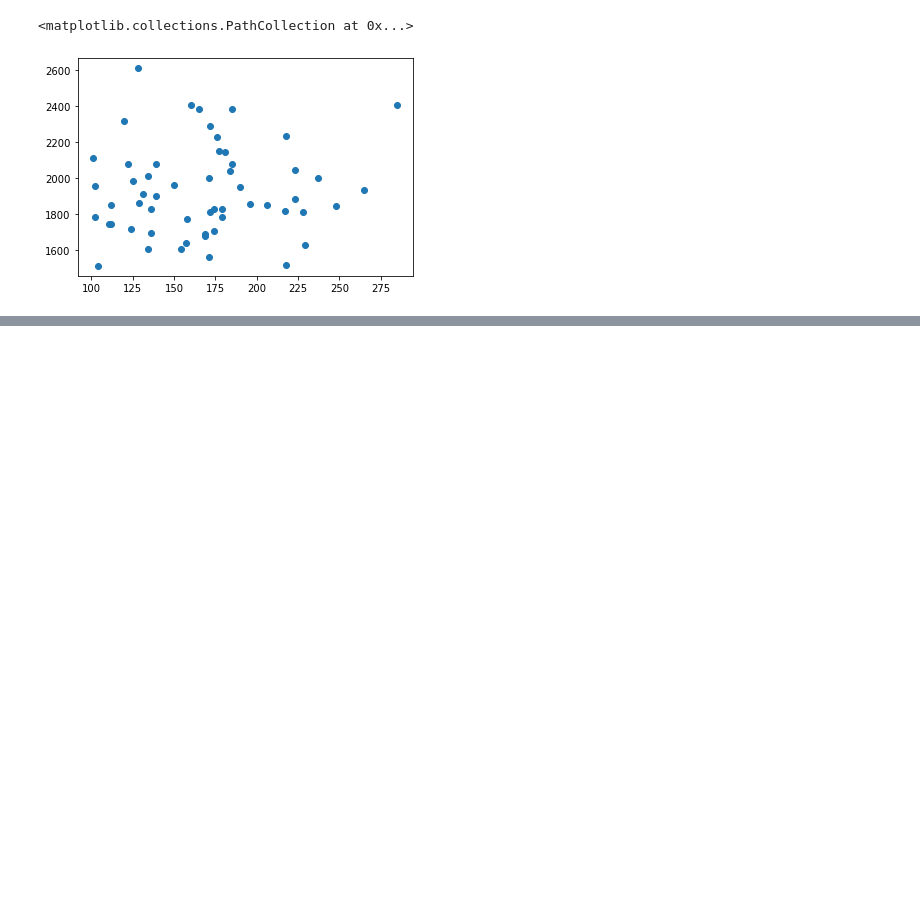
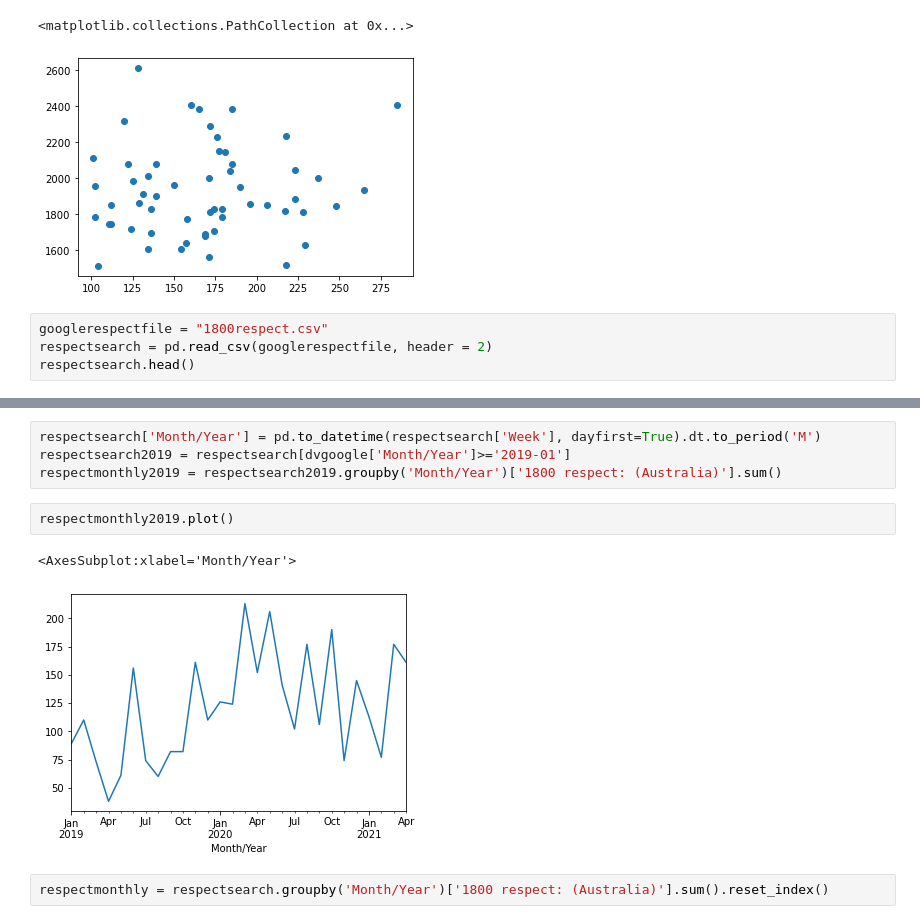
Before and after one commit to FernB/WACrimeRatesCovid19, a Jupyter notebook: WA Crime Rates.ipynb, the cells around one changed output, grey strips where cells are left out. Saved outputs shown, nothing was run; the diff lists cells and outputs as text; blank space fills up the shorter version.

Commit message:
google trends

```diff
--- a/WA Crime Rates.ipynb
+++ b/WA Crime Rates.ipynb
@@ -316,3 +296,7 @@ plt.scatter(x=dvmerge['domestic violence: (Western Australia)'], y=dvmerge['COUN
 # %% [output]
 <matplotlib.collections.PathCollection at 0x...>
 [figure]
+# %%
+googlerespectfile = "1800respect.csv"
+respectsearch = pd.read_csv(googlerespectfile, header = 2)
+respectsearch.head()
@@ -318,0 +310,11 @@ plt.scatter(x=dvmerge['domestic violence: (Western Australia)'], y=dvmerge['COUN
+# %%
+respectsearch['Month/Year'] = pd.to_datetime(respectsearch['Week'], dayfirst=True).dt.to_period('M')
+respectsearch2019 = respectsearch[dvgoogle['Month/Year']>='2019-01']
+respectmonthly2019 = respectsearch2019.groupby('Month/Year')['1800 respect: (Australia)'].sum()
+# %%
+respectmonthly2019.plot()
+# %% [output]
+<AxesSubplot:xlabel='Month/Year'>
+[figure, added]
+# %%
+respectmonthly = respectsearch.groupby('Month/Year')['1800 respect: (Australia)'].sum().reset_index()
```
Also changed, not shown: parts of 9 cells of this notebook, 1 other file.
